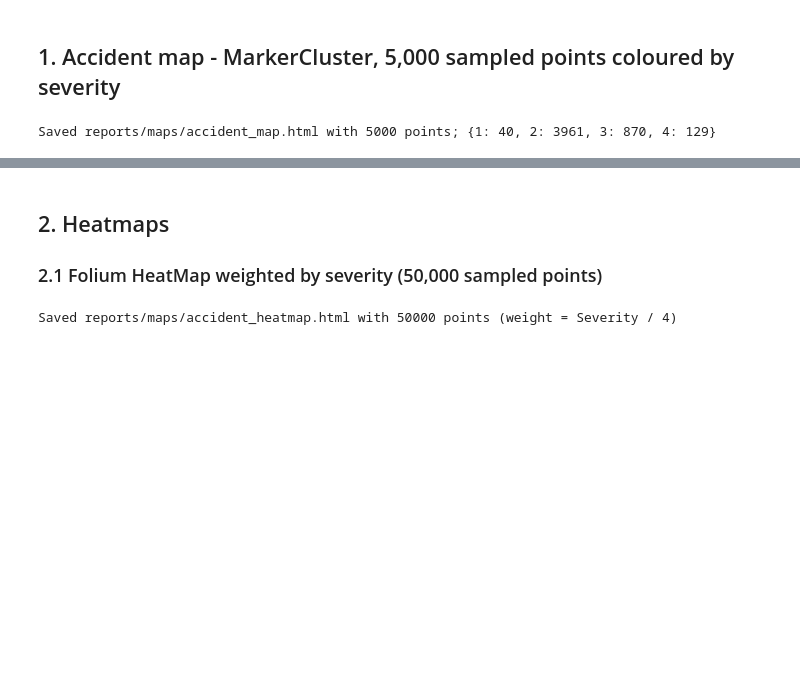
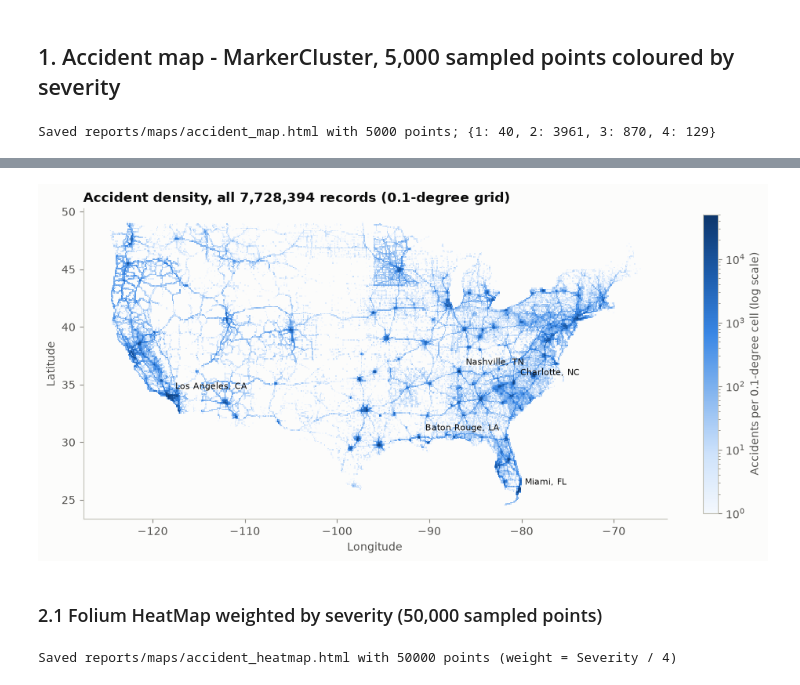
Before and after one commit to Abin-Shaji-Thomas/Smart-Traffic-Accident-Analysis-and-Severity-Prediction, a Jupyter notebook: notebooks/03_data_visualization.ipynb, the cells around one changed output, grey strips where cells are left out. Saved outputs shown, nothing was run; the diff lists cells and outputs as text; code cells hidden in the pictures; blank space fills up the shorter version.

```diff
--- a/notebooks/03_data_visualization.ipynb
+++ b/notebooks/03_data_visualization.ipynb
@@ -57,5 +74,20 @@ Saved reports/maps/accident_map.html with 5000 points; {1: 40, 2: 3961, 3: 870,
+# %%
+from matplotlib.colors import LogNorm
+grid = pd.read_parquet(U.DATA_PROCESSED / "full_hotspot_grid.parquet")
+cells = grid.groupby(["cell_lat", "cell_lng"])["n"].sum().reset_index()
+fig, ax = plt.subplots(figsize=(12, 6.6))
+sc = ax.scatter(cells["cell_lng"] + 0.05, cells["cell_lat"] + 0.05, c=cells["n"], s=1.6, marker="s", cmap=V.SEQ_CMAP,
+                norm=LogNorm(vmin=1, vmax=cells["n"].max()), linewidths=0)
+fig.colorbar(sc, ax=ax, shrink=0.75, label="Accidents per 0.1-degree cell (log scale)")
+hot = pd.read_csv(U.METRICS / "hotspots.csv")
+for r in hot.drop_duplicates("label").head(5).itertuples():
+    ax.annotate(r.label, (r.center_lng, r.center_lat), xytext=(6, 6), textcoords="offset points", fontsize=8, color=V.INK)
+ax.set(title=f"Accident density, all {cells['n'].sum():,} records (0.1-degree grid)", xlabel="Longitude", ylabel="Latitude")
+ax.grid(False); ax.set_aspect(1.25)
+V.save(fig, FIG / "hotspot_density_heatmap.png")
+# %% [output]
+[figure, added]
 # %% [markdown]
-## 2. Heatmaps
 ### 2.1 Folium HeatMap weighted by severity (50,000 sampled points)
 # %%
 hp = df.sample(50_000, random_state=U.RANDOM_STATE)
```
Also changed, not shown: parts of 11 cells of this notebook, 16 other files.
